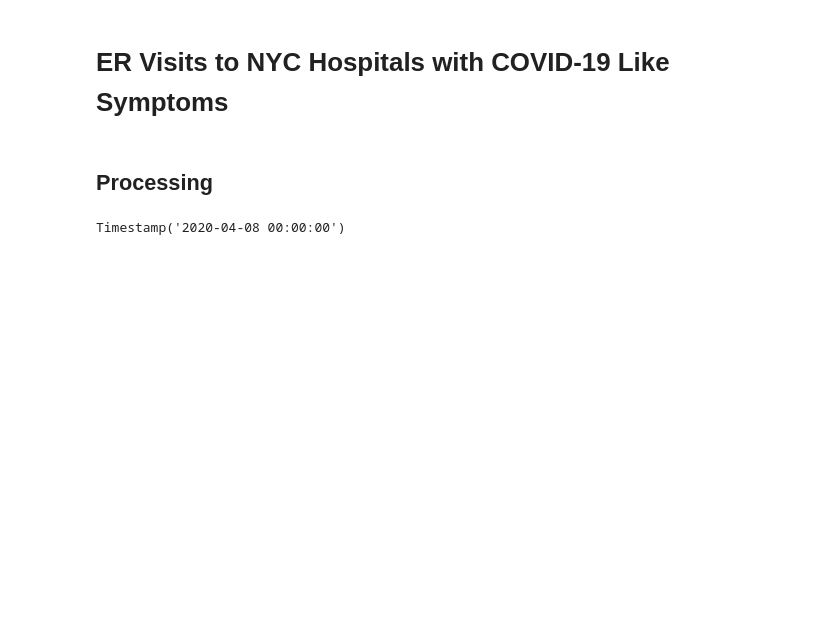
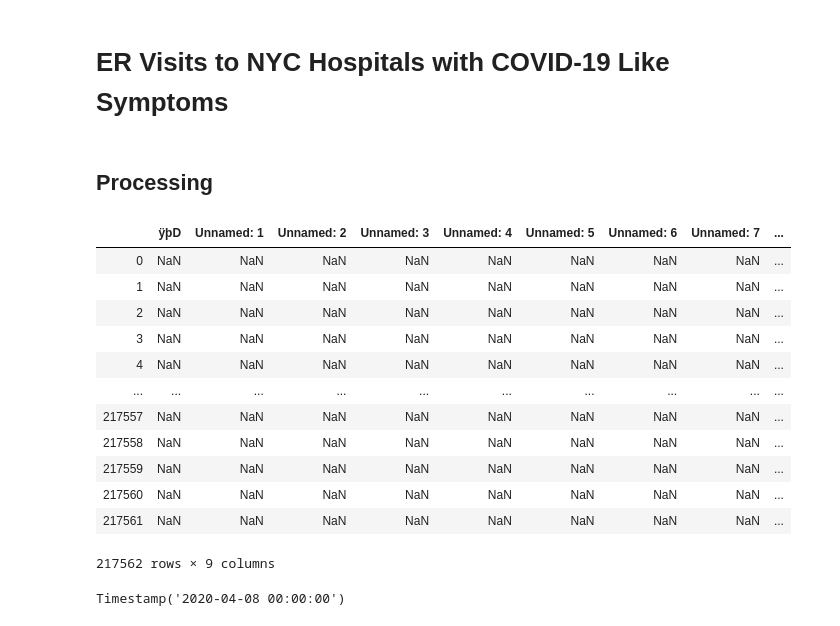
Before and after one commit to RobSpectre/COVID-19-Analysis, a Jupyter notebook: COVID 19 NYC ER Visits.ipynb, the cells around one changed output. Cells and saved outputs as stored; diff of their text form; code cells hidden in the pictures; blank space fills up the shorter version.

```diff
--- a/COVID 19 NYC ER Visits.ipynb
+++ b/COVID 19 NYC ER Visits.ipynb
@@ -32,6 +32,23 @@ gmaps.configure(GOOGLE_API_KEY)
 # ER Visits to NYC Hospitals with COVID-19 Like Symptoms
 # %% [markdown]
 ## Processing
+# %%
+ili = pd.read_csv('test.csv', delimiter="\t", encoding='latin1')
+ili
+# %% [output]
+|  | ÿþD | Unnamed: 1 | Unnamed: 2 | Unnamed: 3 | Unnamed: 4 | Unnamed: 5 | Unnamed: 6 | Unnamed: 7 | ... |
+| 0 | NaN | NaN | NaN | NaN | NaN | NaN | NaN | NaN | ... |
+| 1 | NaN | NaN | NaN | NaN | NaN | NaN | NaN | NaN | ... |
+| 2 | NaN | NaN | NaN | NaN | NaN | NaN | NaN | NaN | ... |
+| 3 | NaN | NaN | NaN | NaN | NaN | NaN | NaN | NaN | ... |
+| 4 | NaN | NaN | NaN | NaN | NaN | NaN | NaN | NaN | ... |
+| ... | ... | ... | ... | ... | ... | ... | ... | ... | ... |
+| 217557 | NaN | NaN | NaN | NaN | NaN | NaN | NaN | NaN | ... |
+| 217558 | NaN | NaN | NaN | NaN | NaN | NaN | NaN | NaN | ... |
+| 217559 | NaN | NaN | NaN | NaN | NaN | NaN | NaN | NaN | ... |
+| 217560 | NaN | NaN | NaN | NaN | NaN | NaN | NaN | NaN | ... |
+| 217561 | NaN | NaN | NaN | NaN | NaN | NaN | NaN | NaN | ... |
+217562 rows × 9 columns
 # %%
 ili_df = pd.read_excel('data/epiquery_nyc_ili_diseases.xlsx')
 resp_df = pd.read_excel('data/epiquery_nyc_respiratory_diseases.xlsx')
```
Also changed, not shown: 4 other files.
